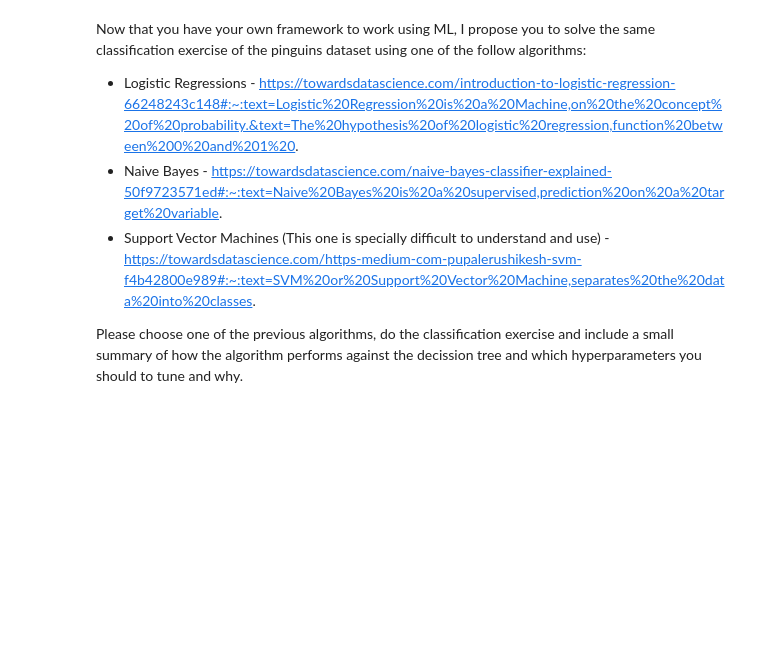
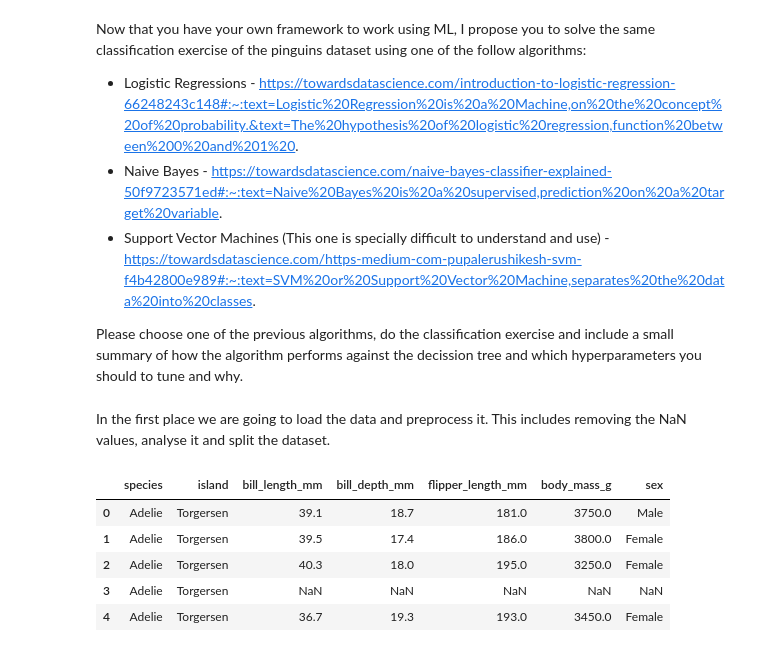
Before and after one commit to anaacapilla/MIA3, a Jupyter notebook: ML_Exercises.ipynb, the cells around one changed output. Saved outputs shown, nothing was run; the diff lists cells and outputs as text; code cells hidden in the pictures; blank space fills up the shorter version.

```diff
--- a/ML_Exercises.ipynb
+++ b/ML_Exercises.ipynb
@@ -24,3 +26,5 @@ Now that you have your own framework to work using ML, I propose you to solve th
 - Support Vector Machines (This one is specially difficult to understand and use) - https://towardsdatascience.com/https-medium-com-pupalerushikesh-svm-f4b42800e989#:~:text=SVM%20or%20Support%20Vector%20Machine,separates%20the%20data%20into%20classes.
 
 Please choose one of the previous algorithms, do the classification exercise and include a small summary of how the algorithm performs against the decission tree and which hyperparameters you should to tune and why.
+# %% [markdown]
+In the first place we are going to load the data and preprocess it. This includes removing the NaN values, analyse it and split the dataset.
@@ -26,0 +37,11 @@ Please choose one of the previous algorithms, do the classification exercise and
+# %%
+dataset = sns.load_dataset("penguins")
+# %%
+dataset.head()
+# %% [output]
+|  | species | island | bill_length_mm | bill_depth_mm | flipper_length_mm | body_mass_g | sex |
+| 0 | Adelie | Torgersen | 39.1 | 18.7 | 181.0 | 3750.0 | Male |
+| 1 | Adelie | Torgersen | 39.5 | 17.4 | 186.0 | 3800.0 | Female |
+| 2 | Adelie | Torgersen | 40.3 | 18.0 | 195.0 | 3250.0 | Female |
+| 3 | Adelie | Torgersen | NaN | NaN | NaN | NaN | NaN |
+| 4 | Adelie | Torgersen | 36.7 | 19.3 | 193.0 | 3450.0 | Female |
```
Also changed, not shown: parts of 13 cells of this notebook.
